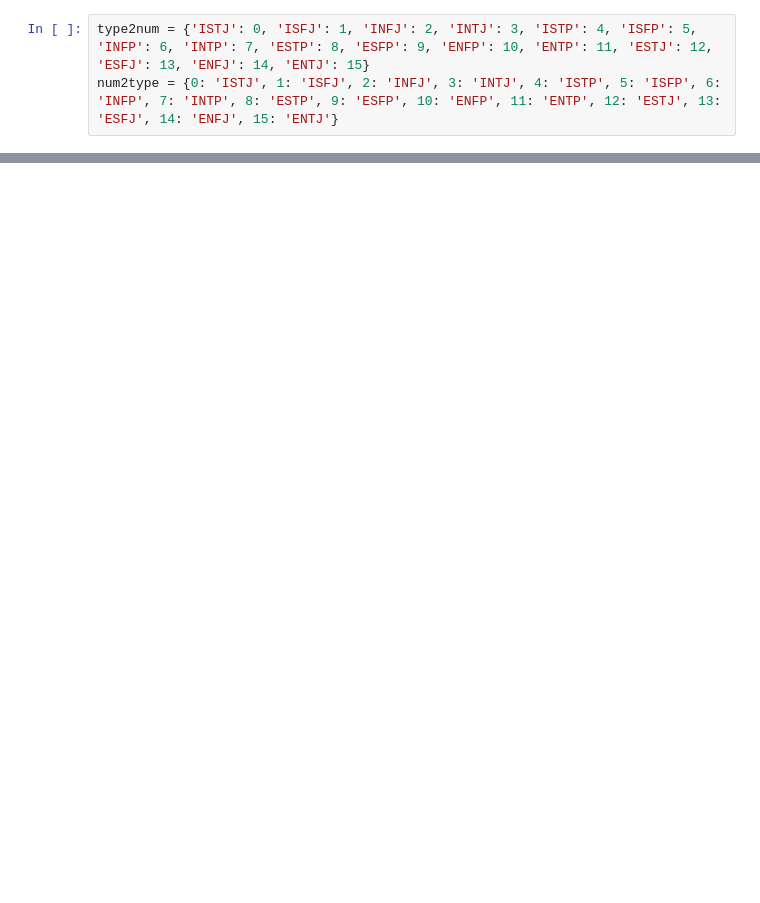
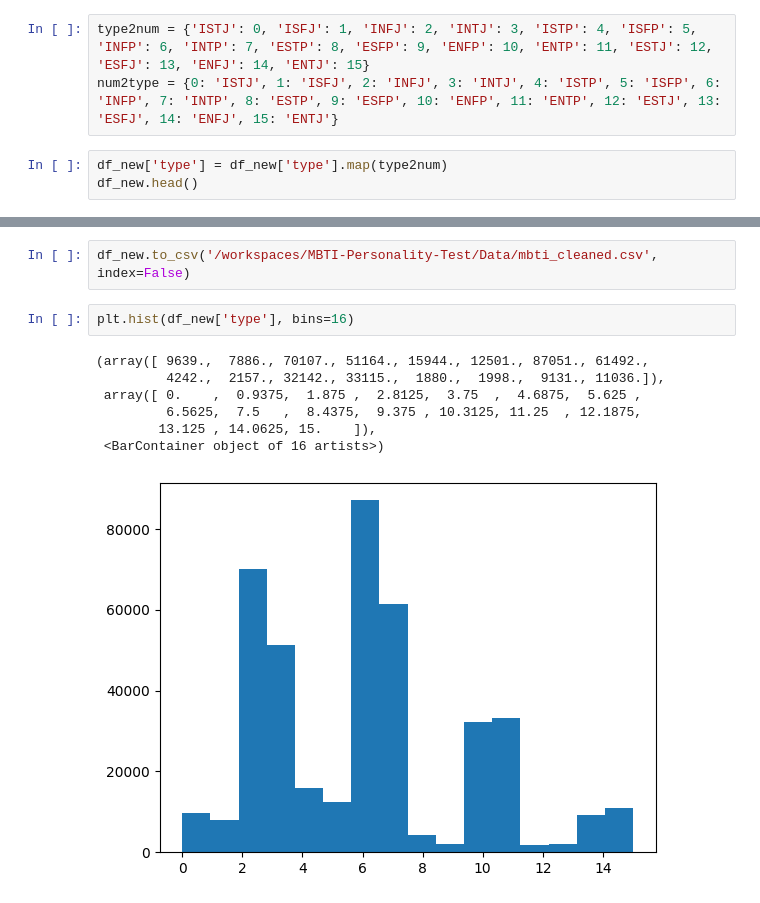
Before and after one commit to nogibjj/MBTI-Personality-Test, a Jupyter notebook: explore.ipynb, the cells around one changed output, grey strips where cells are left out. Cells and saved outputs as stored; diff of their text form; blank space fills up the shorter version.

Commit message:
data preprocess

```diff
--- a/explore.ipynb
+++ b/explore.ipynb
@@ -92,3 +78,6 @@ array(['INFJ', 'ENTP', 'INTP', 'INTJ', 'ENTJ', 'ENFJ', 'INFP', 'ENFP',
 # %%
 type2num = {'ISTJ': 0, 'ISFJ': 1, 'INFJ': 2, 'INTJ': 3, 'ISTP': 4, 'ISFP': 5, 'INFP': 6, 'INTP': 7, 'ESTP': 8, 'ESFP': 9, 'ENFP': 10, 'ENTP': 11, 'ESTJ': 12, 'ESFJ': 13, 'ENFJ': 14, 'ENTJ': 15}
 num2type = {0: 'ISTJ', 1: 'ISFJ', 2: 'INFJ', 3: 'INTJ', 4: 'ISTP', 5: 'ISFP', 6: 'INFP', 7: 'INTP', 8: 'ESTP', 9: 'ESFP', 10: 'ENFP', 11: 'ENTP', 12: 'ESTJ', 13: 'ESFJ', 14: 'ENFJ', 15: 'ENTJ'}
+# %%
+df_new['type'] = df_new['type'].map(type2num)
+df_new.head()
@@ -94,0 +91,12 @@ num2type = {0: 'ISTJ', 1: 'ISFJ', 2: 'INFJ', 3: 'INTJ', 4: 'ISTP', 5: 'ISFP', 6:
+# %%
+df_new.to_csv('/workspaces/MBTI-Personality-Test/Data/mbti_cleaned.csv', index=False)
+# %%
+plt.hist(df_new['type'], bins=16)
+# %% [output]
+(array([ 9639.,  7886., 70107., 51164., 15944., 12501., 87051., 61492.,
+         4242.,  2157., 32142., 33115.,  1880.,  1998.,  9131., 11036.]),
+ array([ 0.    ,  0.9375,  1.875 ,  2.8125,  3.75  ,  4.6875,  5.625 ,
+         6.5625,  7.5   ,  8.4375,  9.375 , 10.3125, 11.25  , 12.1875,
+        13.125 , 14.0625, 15.    ]),
+ <BarContainer object of 16 artists>)
+[figure, added]
```
Also changed, not shown: parts of 9 cells of this notebook.
